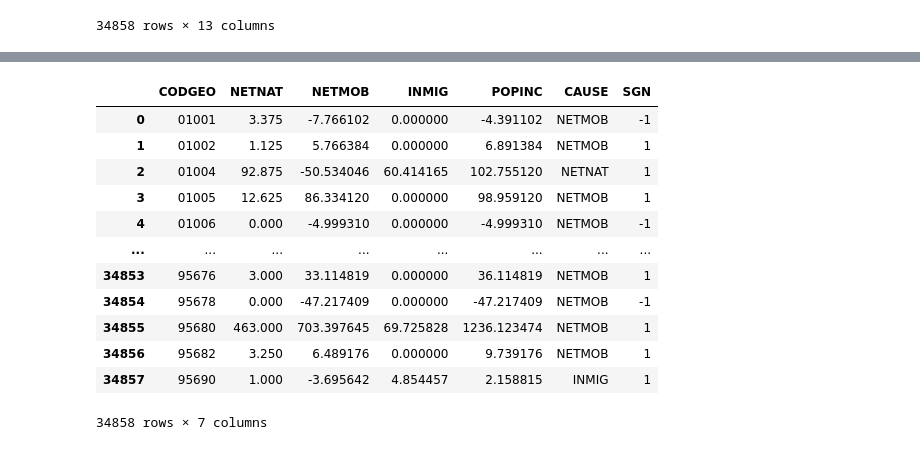
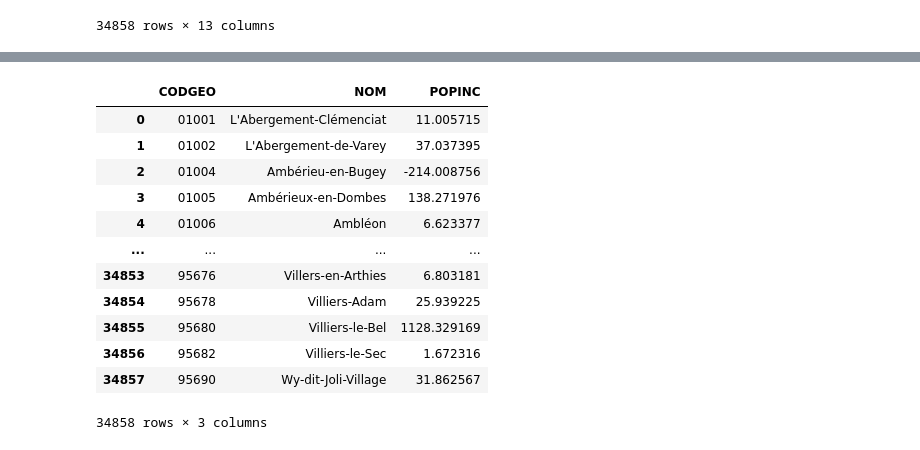
Before and after one commit to simoncappe/Projet-Info-S2--D-clin-d-mographique, a Jupyter notebook: POPINC.ipynb, the cells around one changed output, grey strips where cells are left out. Cells and saved outputs as stored; diff of their text form; code cells hidden in the pictures.

```diff
--- a/POPINC.ipynb
+++ b/POPINC.ipynb
@@ -168,25 +168,34 @@ INMIG
 34858 rows × 8 columns
-# %%
-VARPOP = pd.DataFrame(list(gdp['INSEE_COM']),columns=['CODGEO'])
-VARPOP['NETNAT'] = NETNAT['AVG']
-VARPOP['NETMOB'] = NETMOB['AVG']
-VARPOP['INMIG'] = INMIG['AVG']
-VARPOP['POPINC'] = np.sum(VARPOP[['NETNAT','NETMOB','INMIG']],axis = 1)
-VARPOP['CAUSE'] = np.abs(VARPOP[['NETNAT','NETMOB','INMIG']]).idxmax(axis = 1)
-signe = lambda x : (x>0) + (x<0)*(-1)
-VARPOP['SGN'] = signe(VARPOP['POPINC'])
-VARPOP
-# %% [output]
-|  | CODGEO | NETNAT | NETMOB | INMIG | POPINC | CAUSE | SGN |
-| 0 | 01001 | 3.375 | -7.766102 | 0.000000 | -4.391102 | NETMOB | -1 |
-| 1 | 01002 | 1.125 | 5.766384 | 0.000000 | 6.891384 | NETMOB | 1 |
-| 2 | 01004 | 92.875 | -50.534046 | 60.414165 | 102.755120 | NETNAT | 1 |
-| 3 | 01005 | 12.625 | 86.334120 | 0.000000 | 98.959120 | NETMOB | 1 |
-| 4 | 01006 | 0.000 | -4.999310 | 0.000000 | -4.999310 | NETMOB | -1 |
-| ... | ... | ... | ... | ... | ... | ... | ... |
-| 34853 | 95676 | 3.000 | 33.114819 | 0.000000 | 36.114819 | NETMOB | 1 |
-| 34854 | 95678 | 0.000 | -47.217409 | 0.000000 | -47.217409 | NETMOB | -1 |
-| 34855 | 95680 | 463.000 | 703.397645 | 69.725828 | 1236.123474 | NETMOB | 1 |
-| 34856 | 95682 | 3.250 | 6.489176 | 0.000000 | 9.739176 | NETMOB | 1 |
-| 34857 | 95690 | 1.000 | -3.695642 | 4.854457 | 2.158815 | INMIG | 1 |
-34858 rows × 7 columns
+# %%
+POPINC2013 = pd.read_excel('data\pop-sexe-age-quinquennal6819.xls',skiprows = 12,sheet_name='COM_2013').iloc[1:].reset_index(drop=True)
+POPINC2019 = pd.read_excel('data\pop-sexe-age-quinquennal6819.xls',skiprows = 12,sheet_name='COM_2019').iloc[1:].reset_index(drop=True)
+#print(len(POPINC2019.columns))
+POPINC2013['POP'] = POPINC2013[POPINC2013.columns[6:46]].sum(axis = 1)
+POPINC2019['POP'] = POPINC2019[POPINC2019.columns[6:46]].sum(axis = 1)
+
+POPINC2013=POPINC2013.rename(columns ={POPINC2013.columns[1]:'DEP',POPINC2013.columns[2]:'COM'})
+POPINC2013['CODGEO']=POPINC2013['DEP']+POPINC2013['COM']
+
+POPINC2019=POPINC2019.rename(columns ={POPINC2019.columns[1]:'DEP',POPINC2019.columns[2]:'COM'})
+POPINC2019['CODGEO']=POPINC2019['DEP']+POPINC2019['COM']
+
+POPI = POPINC2013[['CODGEO','Libellé de commune','POP']]
+POPF = POPINC2019[['CODGEO','Libellé de commune','POP']]
+POPINC = POPF[['CODGEO','Libellé de commune']]
+POPINC['POPINC'] = POPF['POP'] - POPI['POP']
+POPINC = POPINC.merge(gdp,left_on='CODGEO',right_on = 'INSEE_COM',how = 'right')[['CODGEO','NOM','POPINC']]
+POPINC
+# %% [output]
+|  | CODGEO | NOM | POPINC |
+| 0 | 01001 | L'Abergement-Clémenciat | 11.005715 |
+| 1 | 01002 | L'Abergement-de-Varey | 37.037395 |
+| 2 | 01004 | Ambérieu-en-Bugey | -214.008756 |
+| 3 | 01005 | Ambérieux-en-Dombes | 138.271976 |
+| 4 | 01006 | Ambléon | 6.623377 |
+| ... | ... | ... | ... |
+| 34853 | 95676 | Villers-en-Arthies | 6.803181 |
+| 34854 | 95678 | Villiers-Adam | 25.939225 |
+| 34855 | 95680 | Villiers-le-Bel | 1128.329169 |
+| 34856 | 95682 | Villiers-le-Sec | 1.672316 |
+| 34857 | 95690 | Wy-dit-Joli-Village | 31.862567 |
+34858 rows × 3 columns
```
Also changed, not shown: parts of 6 cells of this notebook, 1 other file.
